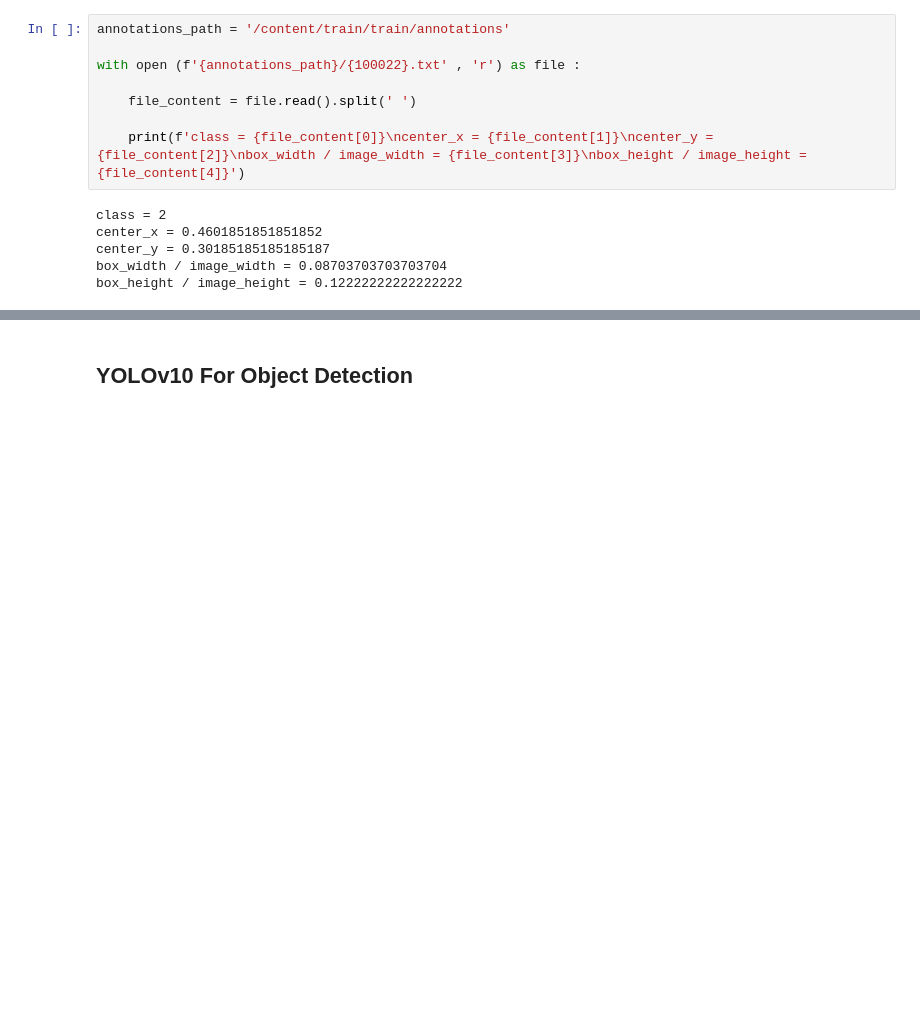
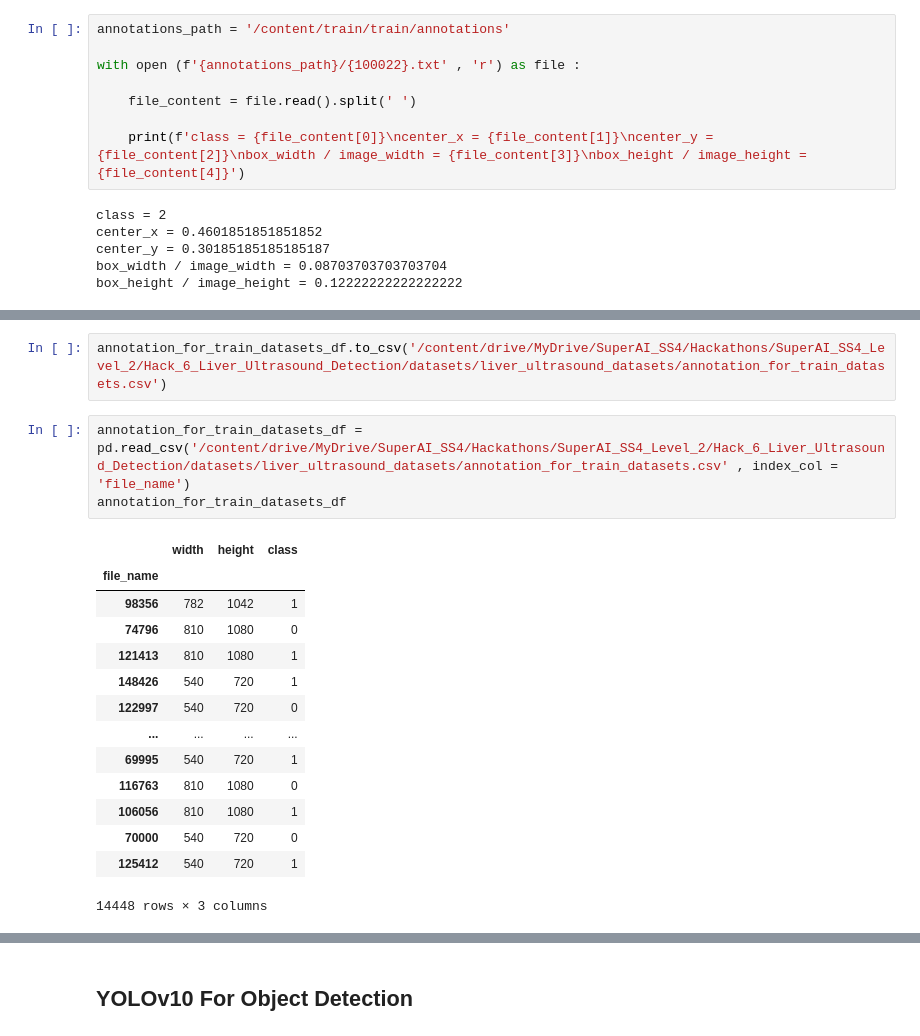
Before and after one commit to xHexlabx/SuperAI_SS4_Recap, a Jupyter notebook: SuperAI_SS4_Level_2/Hack_6_Liver_Ultrasound_Detection/Liver_Ultrasound_Detection.ipynb, the cells around one changed output, grey strips where cells are left out. Drawn from its saved outputs; the diff is of its cells as text; blank space fills up the shorter version.

```diff
--- a/SuperAI_SS4_Level_2/Hack_6_Liver_Ultrasound_Detection/Liver_Ultrasound_Detection.ipynb
+++ b/SuperAI_SS4_Level_2/Hack_6_Liver_Ultrasound_Detection/Liver_Ultrasound_Detection.ipynb
@@ -45,0 +162,20 @@ box_height / image_height = 0.12222222222222222
+# %%
+annotation_for_train_datasets_df.to_csv('/content/drive/MyDrive/SuperAI_SS4/Hackathons/SuperAI_SS4_Level_2/Hack_6_Liver_Ultrasound_Detection/datasets/liver_ultrasound_datasets/annotation_for_train_datasets.csv')
+# %%
+annotation_for_train_datasets_df = pd.read_csv('/content/drive/MyDrive/SuperAI_SS4/Hackathons/SuperAI_SS4_Level_2/Hack_6_Liver_Ultrasound_Detection/datasets/liver_ultrasound_datasets/annotation_for_train_datasets.csv' , index_col = 'file_name')
+annotation_for_train_datasets_df
+# %% [output]
+|  | width | height | class |
+| file_name |  |  |  |
+| 98356 | 782 | 1042 | 1 |
+| 74796 | 810 | 1080 | 0 |
+| 121413 | 810 | 1080 | 1 |
+| 148426 | 540 | 720 | 1 |
+| 122997 | 540 | 720 | 0 |
+| ... | ... | ... | ... |
+| 69995 | 540 | 720 | 1 |
+| 116763 | 810 | 1080 | 0 |
+| 106056 | 810 | 1080 | 1 |
+| 70000 | 540 | 720 | 0 |
+| 125412 | 540 | 720 | 1 |
+14448 rows × 3 columns
```
Also changed, not shown: parts of 55 cells of this notebook.
